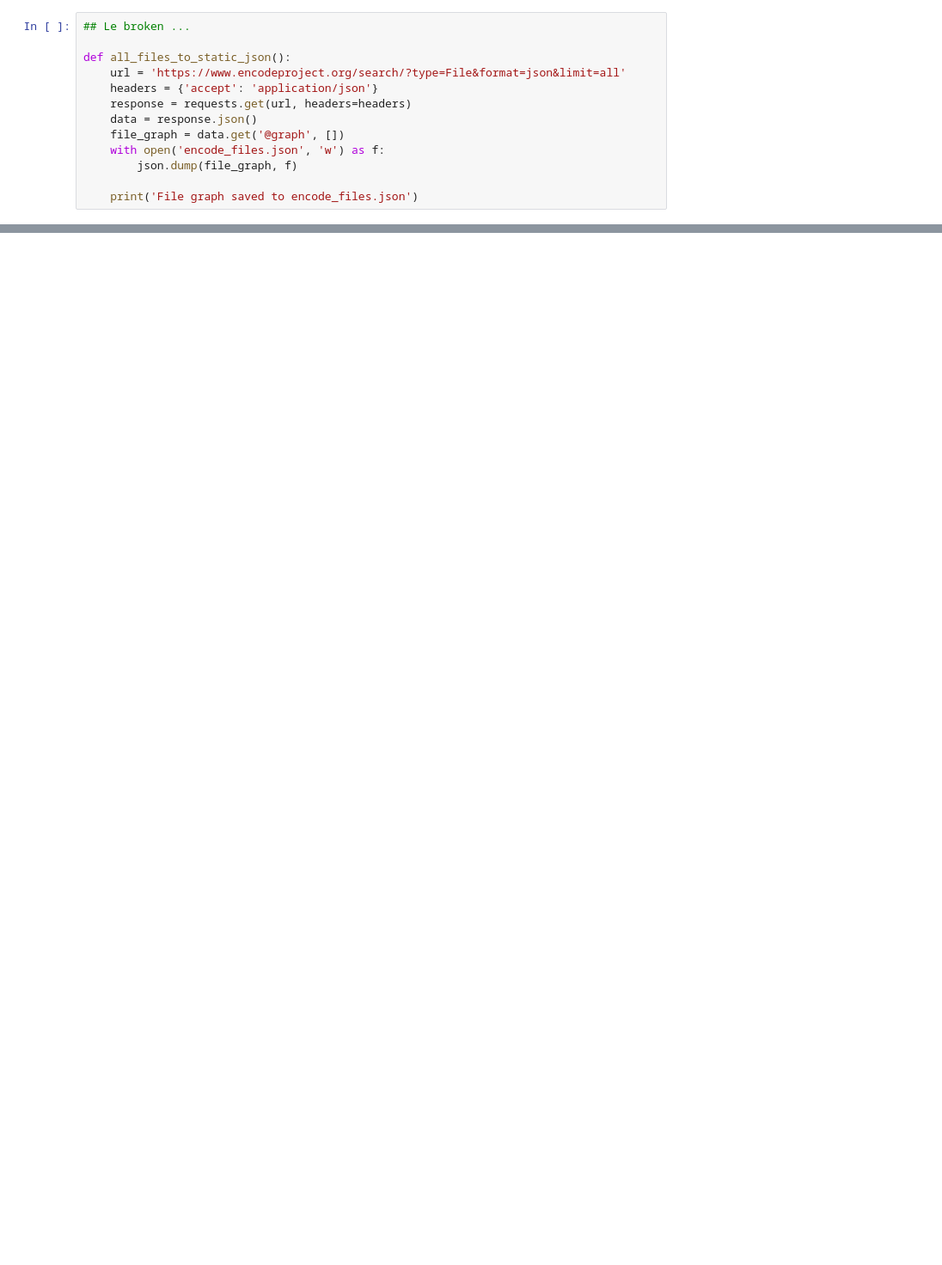
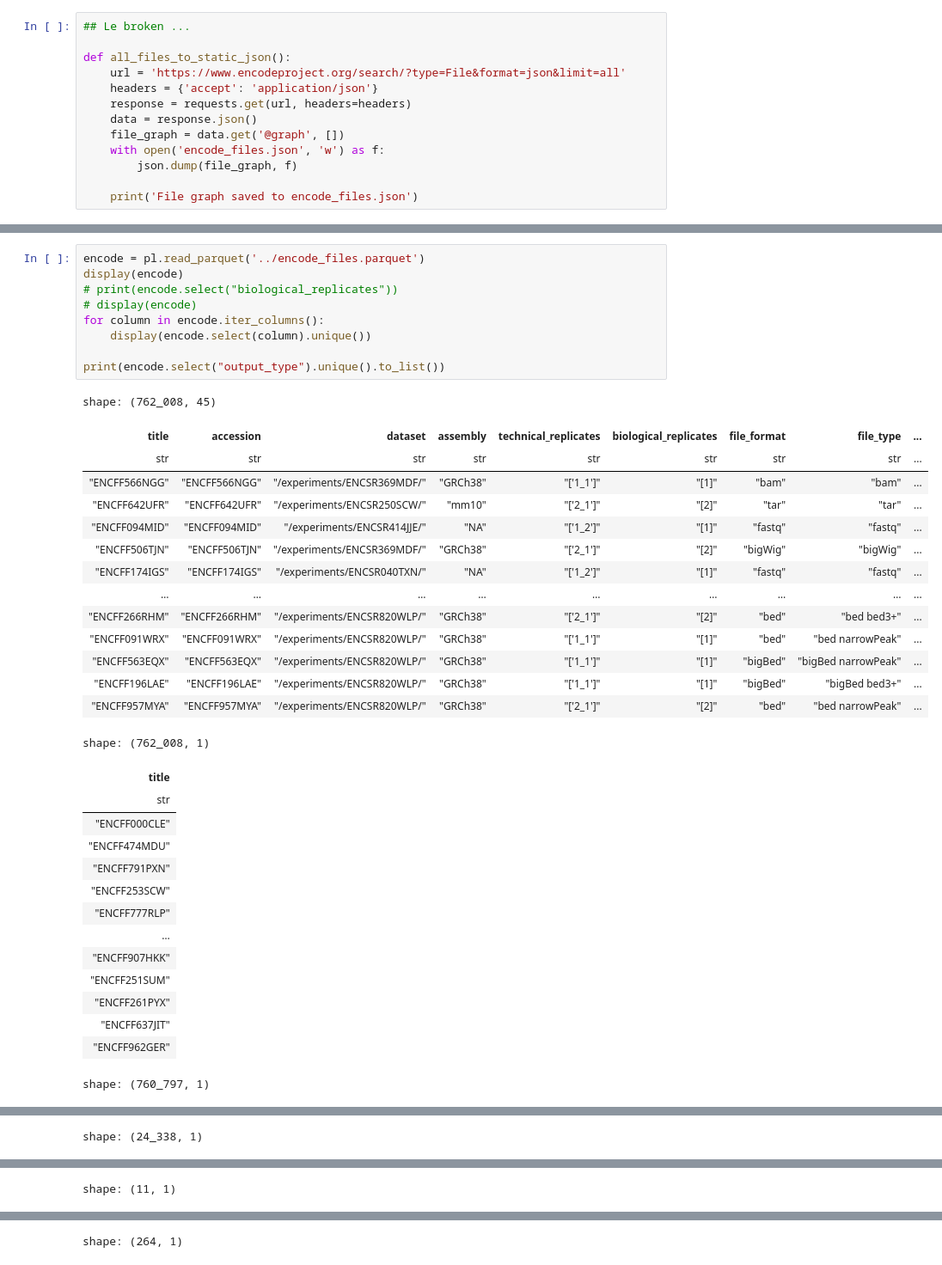
Before and after one commit to christian728504/download-encode, a Jupyter notebook: notebooks/get_experiment_total.ipynb, the cells around one changed output, grey strips where cells are left out. Shown at 86% size. Saved outputs shown, nothing was run; the diff lists cells and outputs as text; blank space fills up the shorter version.

```diff
--- a/notebooks/get_experiment_total.ipynb
+++ b/notebooks/get_experiment_total.ipynb
@@ -42,0 +48,39 @@ def all_files_to_static_json():
+# %%
+encode = pl.read_parquet('../encode_files.parquet')
+display(encode)
+# print(encode.select("biological_replicates"))
+# display(encode)
+for column in encode.iter_columns():
+    display(encode.select(column).unique())
+
+print(encode.select("output_type").unique().to_list())
+# %% [output]
+shape: (762_008, 45)
+| title | accession | dataset | assembly | technical_replicates | biological_replicates | file_format | file_type | ... |
+| str | str | str | str | str | str | str | str | ... |
+| "ENCFF566NGG" | "ENCFF566NGG" | "/experiments/ENCSR369MDF/" | "GRCh38" | "['1_1']" | "[1]" | "bam" | "bam" | ... |
+| "ENCFF642UFR" | "ENCFF642UFR" | "/experiments/ENCSR250SCW/" | "mm10" | "['2_1']" | "[2]" | "tar" | "tar" | ... |
+| "ENCFF094MID" | "ENCFF094MID" | "/experiments/ENCSR414JJE/" | "NA" | "['1_2']" | "[1]" | "fastq" | "fastq" | ... |
+| "ENCFF506TJN" | "ENCFF506TJN" | "/experiments/ENCSR369MDF/" | "GRCh38" | "['2_1']" | "[2]" | "bigWig" | "bigWig" | ... |
+| "ENCFF174IGS" | "ENCFF174IGS" | "/experiments/ENCSR040TXN/" | "NA" | "['1_2']" | "[1]" | "fastq" | "fastq" | ... |
+| … | … | … | … | … | … | … | … | ... |
+| "ENCFF266RHM" | "ENCFF266RHM" | "/experiments/ENCSR820WLP/" | "GRCh38" | "['2_1']" | "[2]" | "bed" | "bed bed3+" | ... |
+| "ENCFF091WRX" | "ENCFF091WRX" | "/experiments/ENCSR820WLP/" | "GRCh38" | "['1_1']" | "[1]" | "bed" | "bed narrowPeak" | ... |
+| "ENCFF563EQX" | "ENCFF563EQX" | "/experiments/ENCSR820WLP/" | "GRCh38" | "['1_1']" | "[1]" | "bigBed" | "bigBed narrowPeak" | ... |
+| "ENCFF196LAE" | "ENCFF196LAE" | "/experiments/ENCSR820WLP/" | "GRCh38" | "['1_1']" | "[1]" | "bigBed" | "bigBed bed3+" | ... |
+| "ENCFF957MYA" | "ENCFF957MYA" | "/experiments/ENCSR820WLP/" | "GRCh38" | "['2_1']" | "[2]" | "bed" | "bed narrowPeak" | ... |
+shape: (762_008, 1)
+| title |
+| str |
+| "ENCFF000CLE" |
+| "ENCFF474MDU" |
+| "ENCFF791PXN" |
+| "ENCFF253SCW" |
+| "ENCFF777RLP" |
+| … |
+| "ENCFF907HKK" |
+| "ENCFF251SUM" |
+| "ENCFF261PYX" |
+| "ENCFF637JIT" |
+| "ENCFF962GER" |
+shape: (760_797, 1)
@@ -42,0 +100 @@ def all_files_to_static_json():
+shape: (24_338, 1)
@@ -42,0 +114 @@ def all_files_to_static_json():
+shape: (11, 1)
@@ -42,0 +128 @@ def all_files_to_static_json():
+shape: (264, 1)
```
Also changed, not shown: parts of 5 cells of this notebook, 9 other files.
